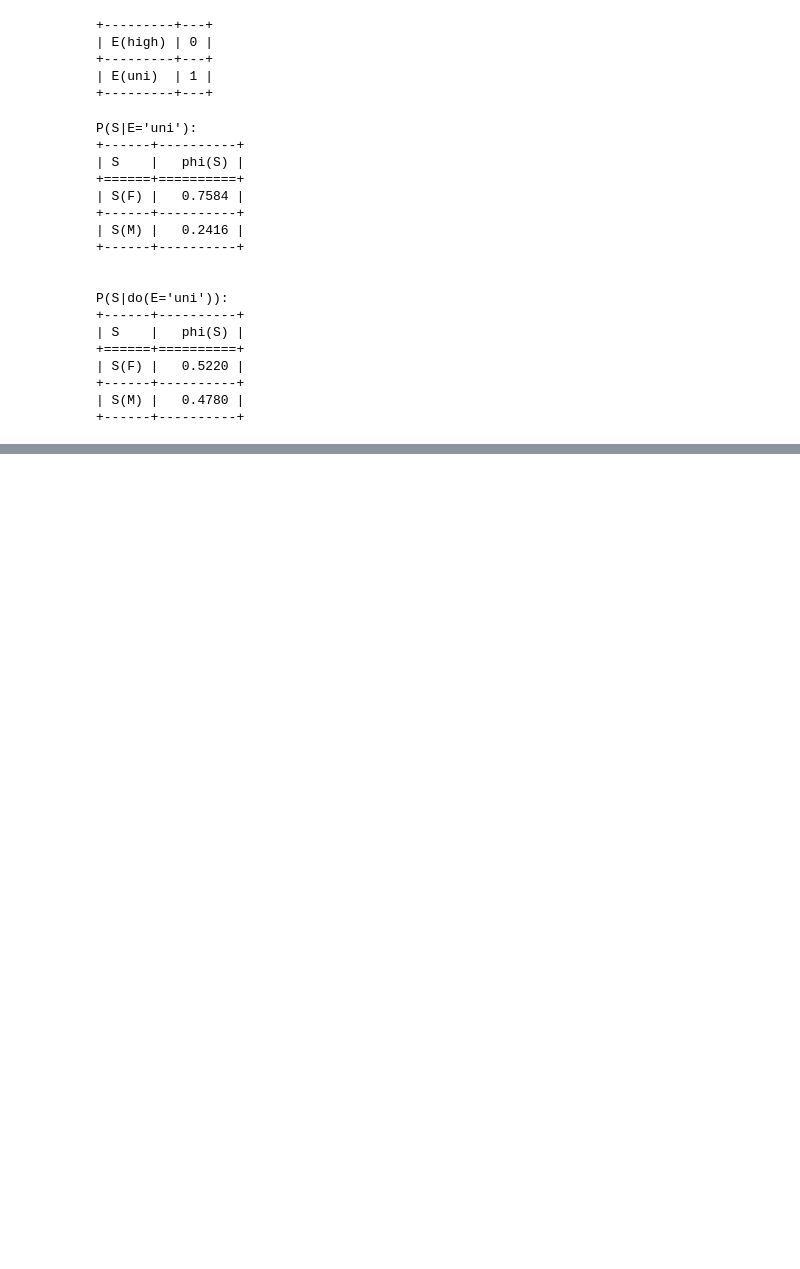
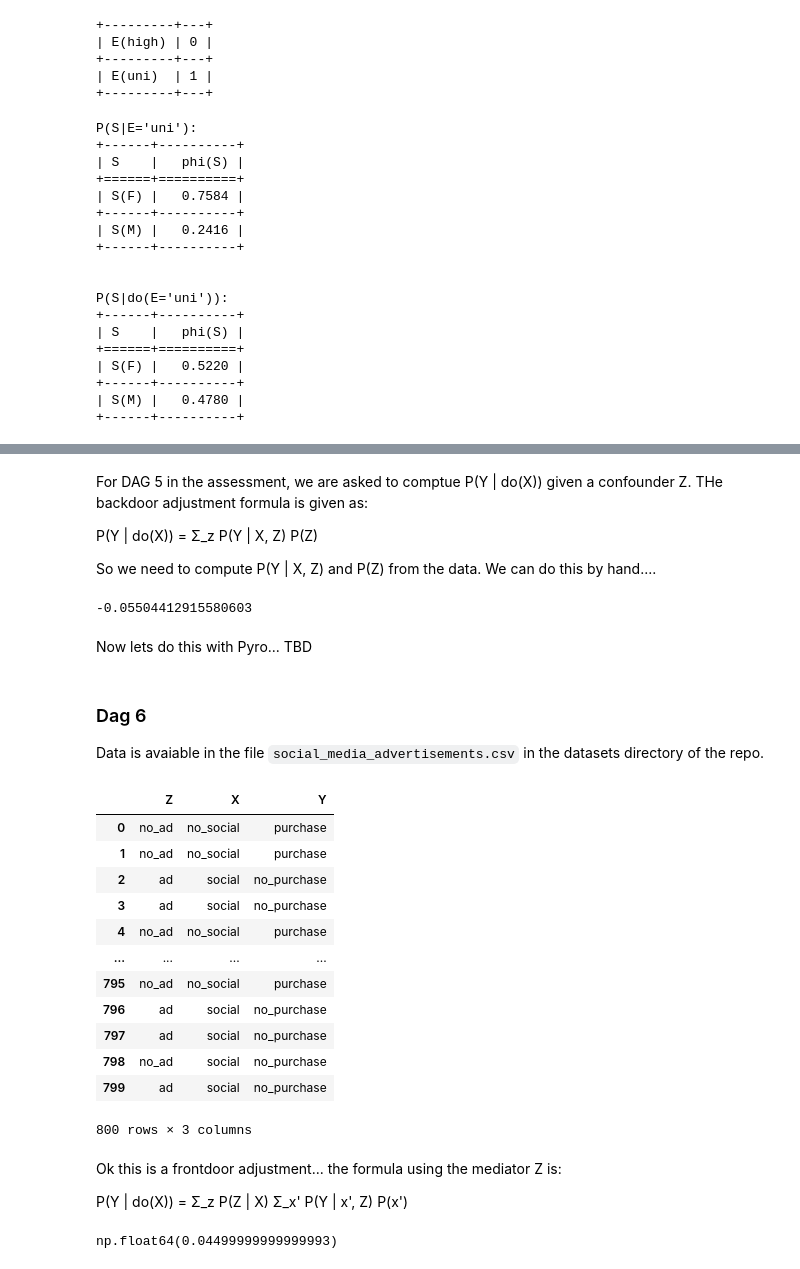
Before and after one commit to DrEntropy/causalML, a Jupyter notebook: rons_work/Week4_assessment.ipynb, the cells around one changed output, grey strips where cells are left out. Cells and saved outputs as stored; diff of their text form; code cells hidden in the pictures; blank space fills up the shorter version.

```diff
--- a/rons_work/Week4_assessment.ipynb
+++ b/rons_work/Week4_assessment.ipynb
@@ -105,0 +108,26 @@ P(S|do(E='uni')):
+# %% [markdown]
+For DAG 5 in the assessment, we are asked to comptue P(Y | do(X)) given a confounder Z.  THe backdoor adjustment formula is given as:
+
+
+P(Y | do(X)) = Σ_z P(Y | X, Z) P(Z)
+
+So we need to compute P(Y | X, Z) and P(Z) from the data.   We can do this by hand....
+# %%
+P_X0_Z_Unhappy = 8173/8769
+P_X0_Z_Happy = 19228/26231
+P_X1_Z_Unhappy = 23339/26872
+P_X1_Z_Happy = 5582/8128
+
+P_Z_Unhappy = (8769+26872)/70000
+P_Z_Happy = (26231+ 8128)/70000
+
+P_Y_do_X0 = P_X0_Z_Unhappy * P_Z_Unhappy + P_X0_Z_Happy * P_Z_Happy
+P_Y_do_X1 = P_X1_Z_Unhappy * P_Z_Unhappy + P_X1_Z_Happy * P_Z_Happy
+
+# compute differnece
+ATE = P_Y_do_X1 - P_Y_do_X0
+print(ATE)
+# %% [output]
+-0.05504412915580603
+# %% [markdown]
+Now lets do this with Pyro... TBD
@@ -105,0 +182,54 @@ P(S|do(E='uni')):
+# %% [markdown]
+### Dag 6
+
+Data is avaiable in the file `social_media_advertisements.csv` in the datasets directory of the repo.
+# %%
+social_media_data = pd.read_csv('../datasets/social_media_advertisements.csv')
+social_media_data
+# %% [output]
+|  | Z | X | Y |
+| 0 | no_ad | no_social | purchase |
+| 1 | no_ad | no_social | purchase |
+| 2 | ad | social | no_purchase |
+| 3 | ad | social | no_purchase |
+| 4 | no_ad | no_social | purchase |
+| ... | ... | ... | ... |
+| 795 | no_ad | no_social | purchase |
+| 796 | ad | social | no_purchase |
+| 797 | ad | social | no_purchase |
+| 798 | no_ad | social | no_purchase |
+| 799 | ad | social | no_purchase |
+800 rows × 3 columns
+# %% [markdown]
+Ok this is a frontdoor adjustment... the formula using the mediator Z is:
+
+
+P(Y | do(X)) = Σ_z P(Z | X) Σ_x' P(Y | x', Z) P(x')
+# %%
+# probabilities from data
+
+P_x = social_media_data['X'].value_counts(normalize=True)
+# This turns out to be 0.5 for both x=0 and x=1
+
+#Probability of Y given x and z. Here we just enumerate the possibilities. Probably a better way :)
+def P_purchase_given_xz(x, z):
+    return social_media_data[(social_media_data['X']==x) & (social_media_data['Z']==z)]['Y'].value_counts(normalize=True)['purchase']
+
+# Probability of 'ad' and 'no ad' given social media
+
+def P_ad_given_x(x):
+    return social_media_data[social_media_data['X']==x]['Z'].value_counts(normalize=True)
+
+# this is super klunky ... rework it.
+def P_purchase_do_X(x):
+    p = 0
+    for z in ['ad', 'no_ad']:
+        p_z = P_ad_given_x(x)[z]
+        for x_prime in ['social', 'no_social']:
+            p_y_given_xz = P_purchase_given_xz(x_prime, z)
+            p += p_y_given_xz * p_z * P_x[x_prime]
+    return p
+
+P_purchase_do_X('social')- P_purchase_do_X('no_social')
+# %% [output]
+np.float64(0.04499999999999993)
```
Also changed, not shown: parts of 5 cells of this notebook, 2 other files.
